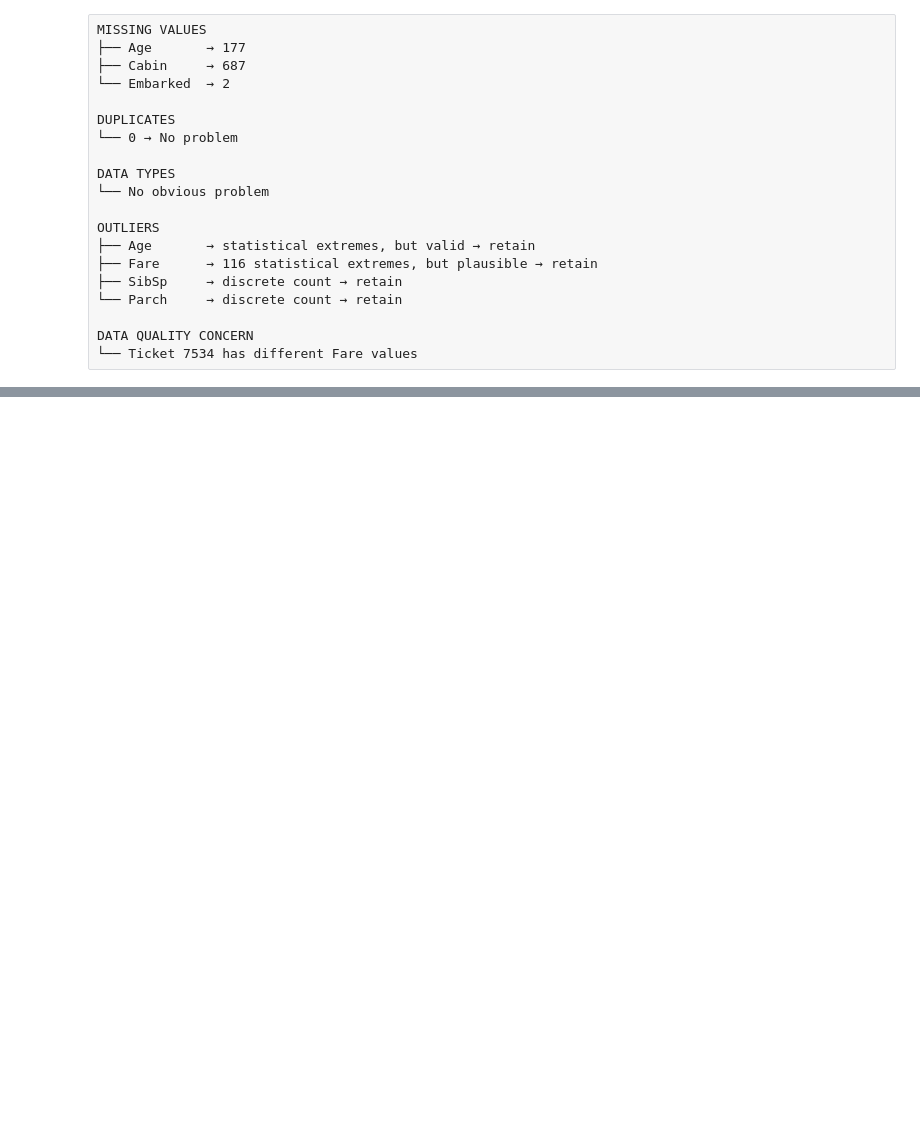
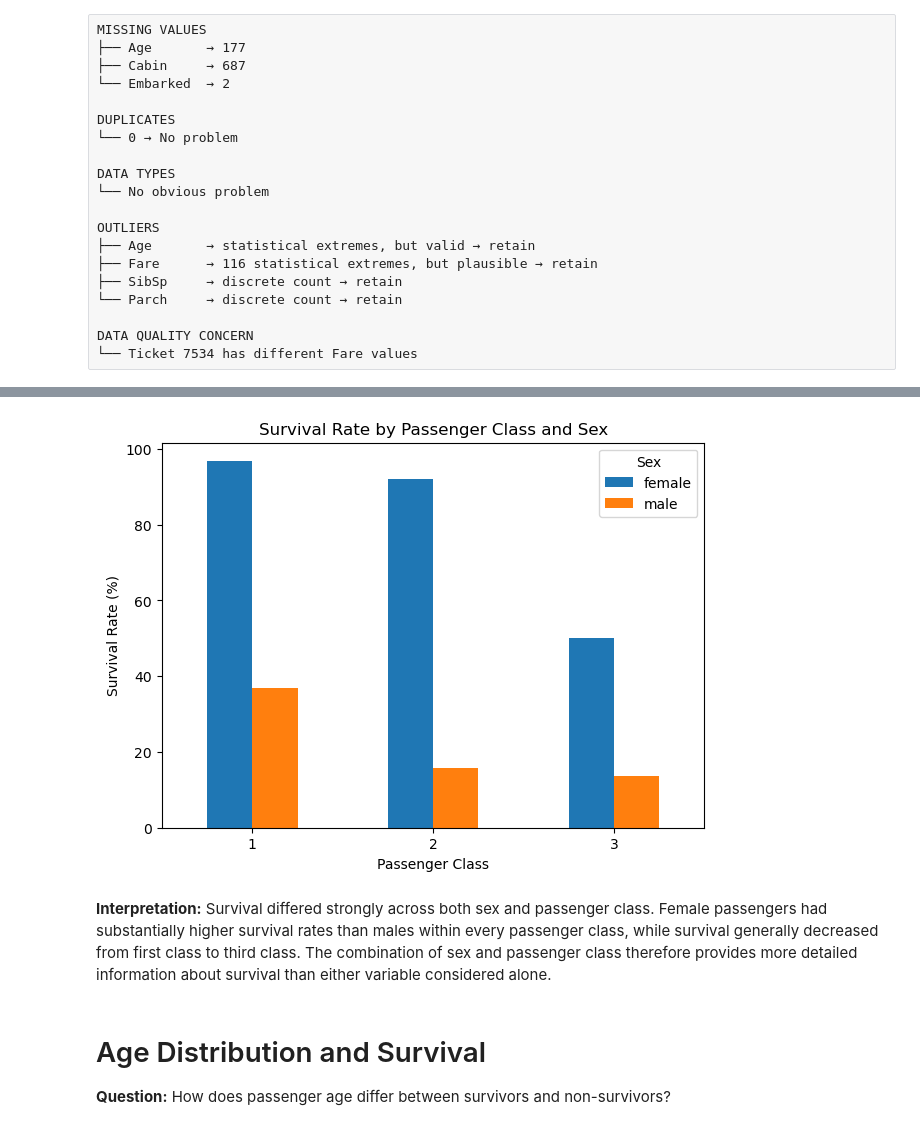
Before and after one commit to jatin-G-V/practice, a Jupyter notebook: week2/EDA_Challenge/EDA.ipynb, the cells around one changed output, grey strips where cells are left out. Cells and saved outputs as stored; diff of their text form; code cells hidden in the pictures; blank space fills up the shorter version.

```diff
--- a/week2/EDA_Challenge/EDA.ipynb
+++ b/week2/EDA_Challenge/EDA.ipynb
@@ -280,0 +568,10 @@ DATA QUALITY CONCERN
+# %%
+# Calculate survival rate by passenger class and sex
+survival_by_class_sex = (
+    df.groupby(["Pclass", "Sex"])["Survived"]
+    .mean()
+    .unstack()
+    * 100
+)
+
+survival_by_class_sex
@@ -280,0 +584,22 @@ DATA QUALITY CONCERN
+# %%
+# Plot survival rate by passenger class and sex
+survival_by_class_sex.plot(
+    kind="bar",
+    figsize=(7, 5)
+)
+
+plt.xlabel("Passenger Class")
+plt.ylabel("Survival Rate (%)")
+plt.title("Survival Rate by Passenger Class and Sex")
+plt.xticks(rotation=0)
+plt.legend(title="Sex")
+
+plt.show()
+# %% [output]
+[figure, added]
+# %% [markdown]
+**Interpretation:** Survival differed strongly across both sex and passenger class. Female passengers had substantially higher survival rates than males within every passenger class, while survival generally decreased from first class to third class. The combination of sex and passenger class therefore provides more detailed information about survival than either variable considered alone.
+# %% [markdown]
+# Age Distribution and Survival
+
+**Question:** How does passenger age differ between survivors and non-survivors?
```
Also changed, not shown: parts of 61 cells of this notebook, 1 other file.
